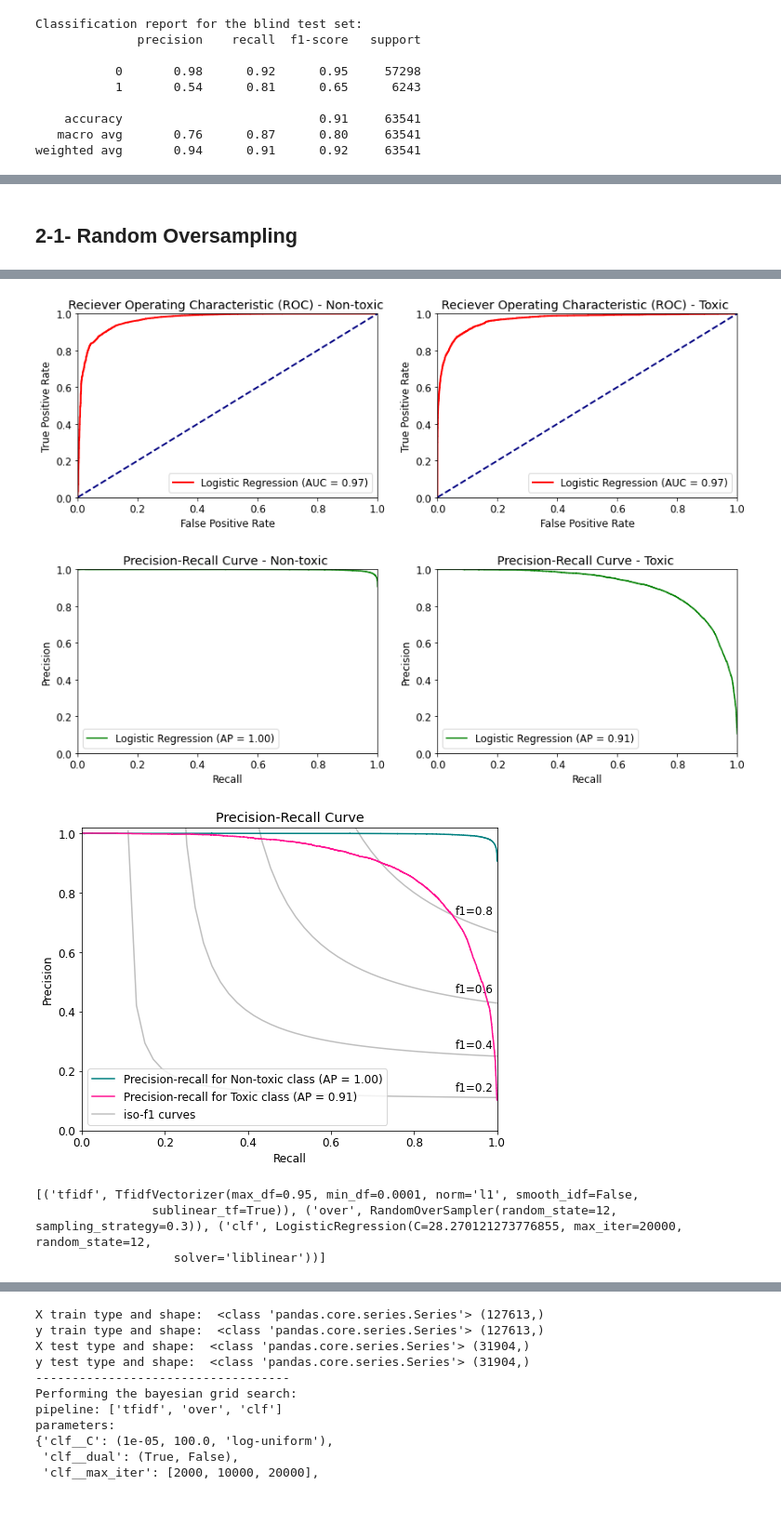
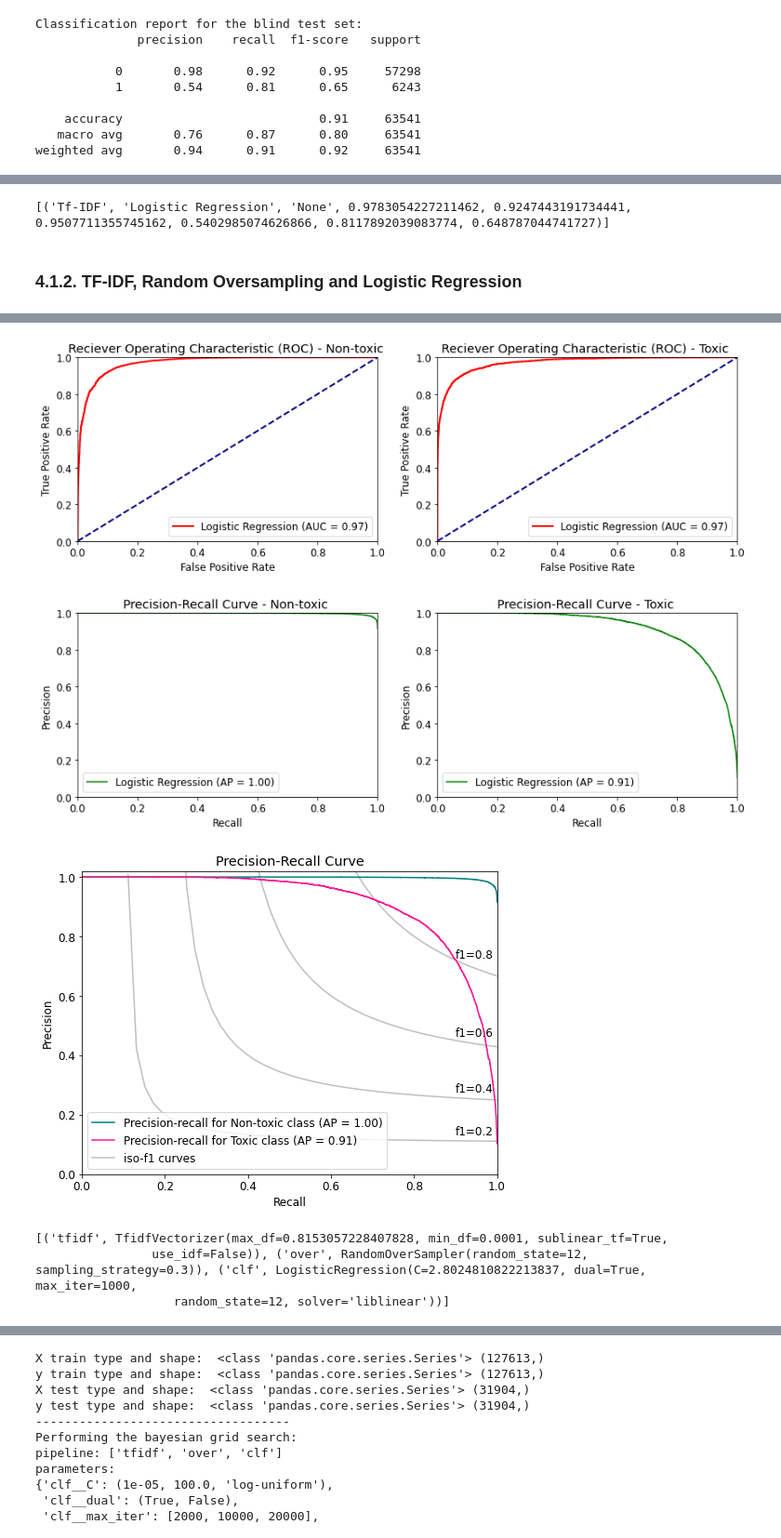
Before and after one commit to TechLadyZ/Springboard-Data-Science-Immerse-Program, a Jupyter notebook: Capstone_Project_2/Notebooks/03-2-Modeling-ClassificationAlgorithms.ipynb, the cells around one changed output, grey strips where cells are left out. Shown at 93% size. Saved outputs shown, nothing was run; the diff lists cells and outputs as text; code cells hidden in the pictures; blank space fills up the shorter version.

```diff
--- a/Capstone_Project_2/Notebooks/03-2-Modeling-ClassificationAlgorithms.ipynb
+++ b/Capstone_Project_2/Notebooks/03-2-Modeling-ClassificationAlgorithms.ipynb
@@ -434,23 +470,29 @@ weighted avg       0.94      0.91      0.92     63541
+# %%
+Test_Evaluation_Results.append(('Tf-IDF', 'Logistic Regression', 'None', \
+                               prec0_LR1, recall0_LR1, fscore0_LR1, prec1_LR1, recall1_LR1, fscore1_LR1))
+print(Test_Evaluation_Results)
+# %% [output]
+[('Tf-IDF', 'Logistic Regression', 'None', 0.9783054227211462, 0.9247443191734441, 0.9507711355745162, 0.5402985074626866, 0.8117892039083774, 0.648787044741727)]
 # %% [markdown]
-## 2-1- Random Oversampling
+### 4.1.2. TF-IDF, Random Oversampling and Logistic Regression
 # %%
 pipeline = imbpipeline([('tfidf', TfidfVectorizer()),
                      ('over', RandomOverSampler(random_state=12)),
                      ('clf', LogisticRegression(solver='liblinear', random_state=12))])
 
 parameters = {
-    'tfidf__max_df': (0.95, 0.9, 0.85, 0.8),
-    'tfidf__min_df': (0.0001, 0.0005, 0.001, 0.002),
-    'tfidf__norm': ('l1', 'l2'),
+    'tfidf__max_df': (0.8, 1),
+    'tfidf__min_df': (0.0001, 0.1),
+#     'tfidf__norm': ('l1', 'l2'),
     'tfidf__use_idf': (True, False),
-    'tfidf__smooth_idf': (True, False),
-    'tfidf__sublinear_tf': (True, False),
+#     'tfidf__smooth_idf': (True, False),
+#     'tfidf__sublinear_tf': (True, False),
 #     'clf__penalty': ('l1', 'l2', 'elasticnet'),
     'clf__dual': (True, False),
     'clf__C': (1e-5, 1e2, "log-uniform"),
 #     'clf_solver': ('newton-cg', 'lbfgs', 'liblinear', 'sag', 'saga'),
-    'clf__max_iter': [2000, 10000, 20000],
-    'over__sampling_strategy': (1, 0.9, 0.8, 0.7, 0.6, 0.5, 0.4, 0.3)
+    'clf__max_iter': [1000, 20000],
+    'over__sampling_strategy': (0.3,1)
 
 }
 
@@ -481,11 +523,11 @@ weighted avg       0.95      0.95      0.95     31904
 
 ------------------------------------------------------------------
-[figure, old version]
+[figure, new version]
-[figure, old version]
+[figure, new version]
-[figure, old version]
+[figure, new version]
-[('tfidf', TfidfVectorizer(max_df=0.95, min_df=0.0001, norm='l1', smooth_idf=False,
-                sublinear_tf=True)), ('over', RandomOverSampler(random_state=12, sampling_strategy=0.3)), ('clf', LogisticRegression(C=28.270121273776855, max_iter=20000, random_state=12,
-                   solver='liblinear'))]
+[('tfidf', TfidfVectorizer(max_df=0.8153057228407828, min_df=0.0001, sublinear_tf=True,
+                use_idf=False)), ('over', RandomOverSampler(random_state=12, sampling_strategy=0.3)), ('clf', LogisticRegression(C=2.8024810822213837, dual=True, max_iter=1000,
+                   random_state=12, solver='liblinear'))]
 # %%
 TfIdf_model = best_estimator_LR2[0][1]
 
```
Also changed, not shown: parts of 93 cells of this notebook.
